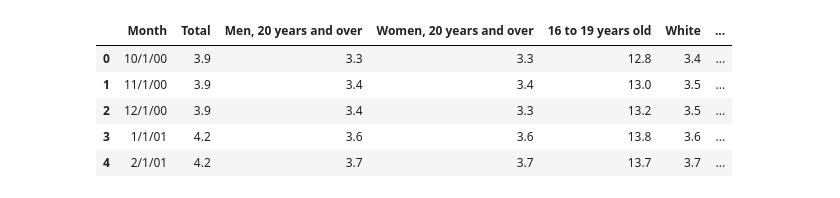
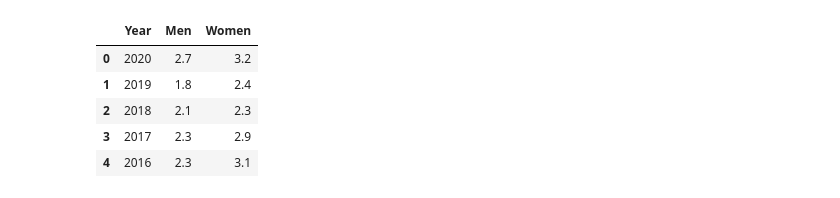
Before and after one commit to vgnenov/OnTheUpAndUp, a Jupyter notebook: machine_learning.ipynb, the cells around one changed output. Cells and saved outputs as stored; diff of their text form; code cells hidden in the pictures.

```diff
--- a/machine_learning.ipynb
+++ b/machine_learning.ipynb
@@ -4,12 +4,12 @@ import matplotlib.pyplot as plt
 import numpy as np
 import pandas as pd
 # %%
-nat_unemp_gen = pd.read_csv('National_Unemployment_by_Gender.csv')
+nat_unemp_gen = pd.read_csv('Industry_Unemployment_By_Gender.csv')
 nat_unemp_gen.head()
 # %% [output]
-|  | Month | Total | Men, 20 years and over | Women, 20 years and over | 16 to 19 years old | White | ... |
-| 0 | 10/1/00 | 3.9 | 3.3 | 3.3 | 12.8 | 3.4 | ... |
-| 1 | 11/1/00 | 3.9 | 3.4 | 3.4 | 13.0 | 3.5 | ... |
-| 2 | 12/1/00 | 3.9 | 3.4 | 3.3 | 13.2 | 3.5 | ... |
-| 3 | 1/1/01 | 4.2 | 3.6 | 3.6 | 13.8 | 3.6 | ... |
-| 4 | 2/1/01 | 4.2 | 3.7 | 3.7 | 13.7 | 3.7 | ... |
+|  | Year | Men | Women |
+| 0 | 2020 | 2.7 | 3.2 |
+| 1 | 2019 | 1.8 | 2.4 |
+| 2 | 2018 | 2.1 | 2.3 |
+| 3 | 2017 | 2.3 | 2.9 |
+| 4 | 2016 | 2.3 | 3.1 |
```
Also changed, not shown: parts of 17 cells of this notebook, 8 other files.
